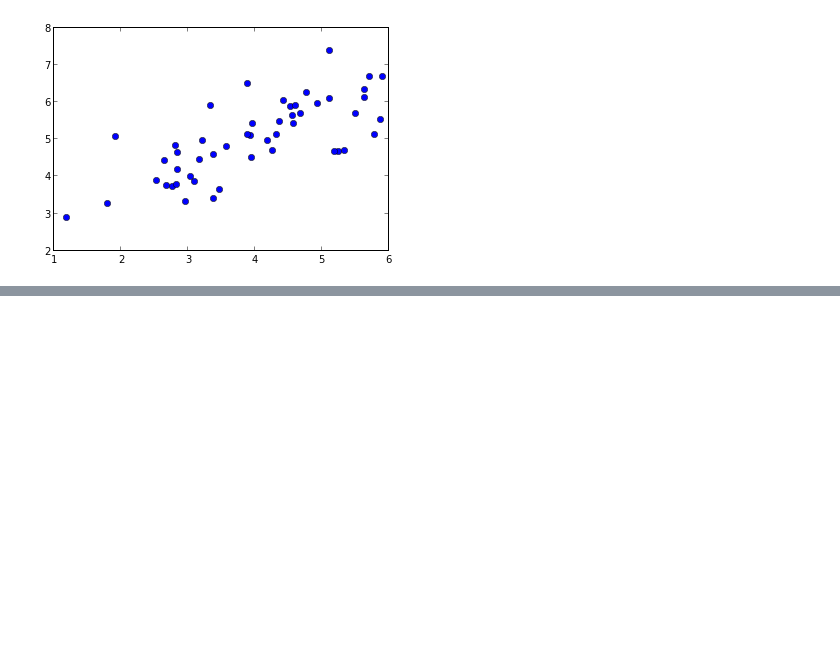
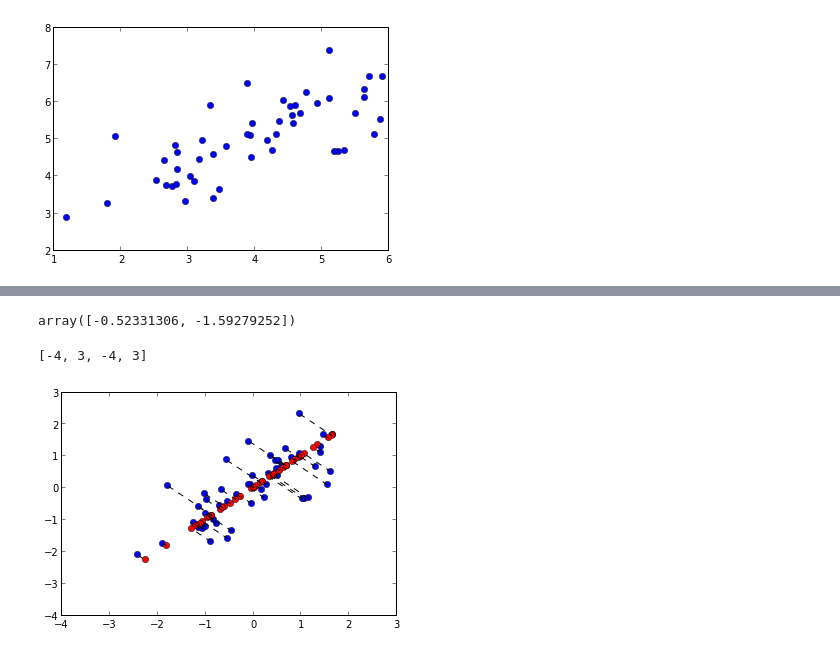
Before and after one commit to rgangopadhya/ML-Python-Ex7, a Jupyter notebook: ex7_pca.ipynb, the cells around one changed output, grey strips where cells are left out. Drawn from its saved outputs; the diff is of its cells as text; code cells hidden in the pictures; blank space fills up the shorter version.

Commit message:
Finishing up PCA, implemented the projection and recovery functions

```diff
--- a/ex7_pca.ipynb
+++ b/ex7_pca.ipynb
@@ -17,0 +44,2 @@ X_norm, mu, sigma = featureNormalize(pdata['X'])
+# %%
+K = 1Z = projectData(X_norm, U, K)
@@ -17,0 +50,2 @@ X_norm, mu, sigma = featureNormalize(pdata['X'])
+# %%
+X_rec = recoverData(Z, U, K)
@@ -17,0 +56,9 @@ X_norm, mu, sigma = featureNormalize(pdata['X'])
+# %%
+X_norm[0,:]
+# %% [output]
+array([-0.52331306, -1.59279252])
+# %%
+pyplot.plot(X_norm[:, 0], X_norm[:, 1], 'bo')pyplot.plot(X_rec[:, 0], X_rec[:, 1], 'ro')for xn, xr in zip(X_norm, X_rec):    pyplot.plot(np.hstack((xn[0], xr[0])), np.hstack((xn[1], xr[1])), '--k', linewidth=1)pyplot.axis([-4, 3, -4, 3])
+# %% [output]
+[-4, 3, -4, 3]
+[figure, added]
```
Also changed, not shown: parts of 9 cells of this notebook, 2 other files.
